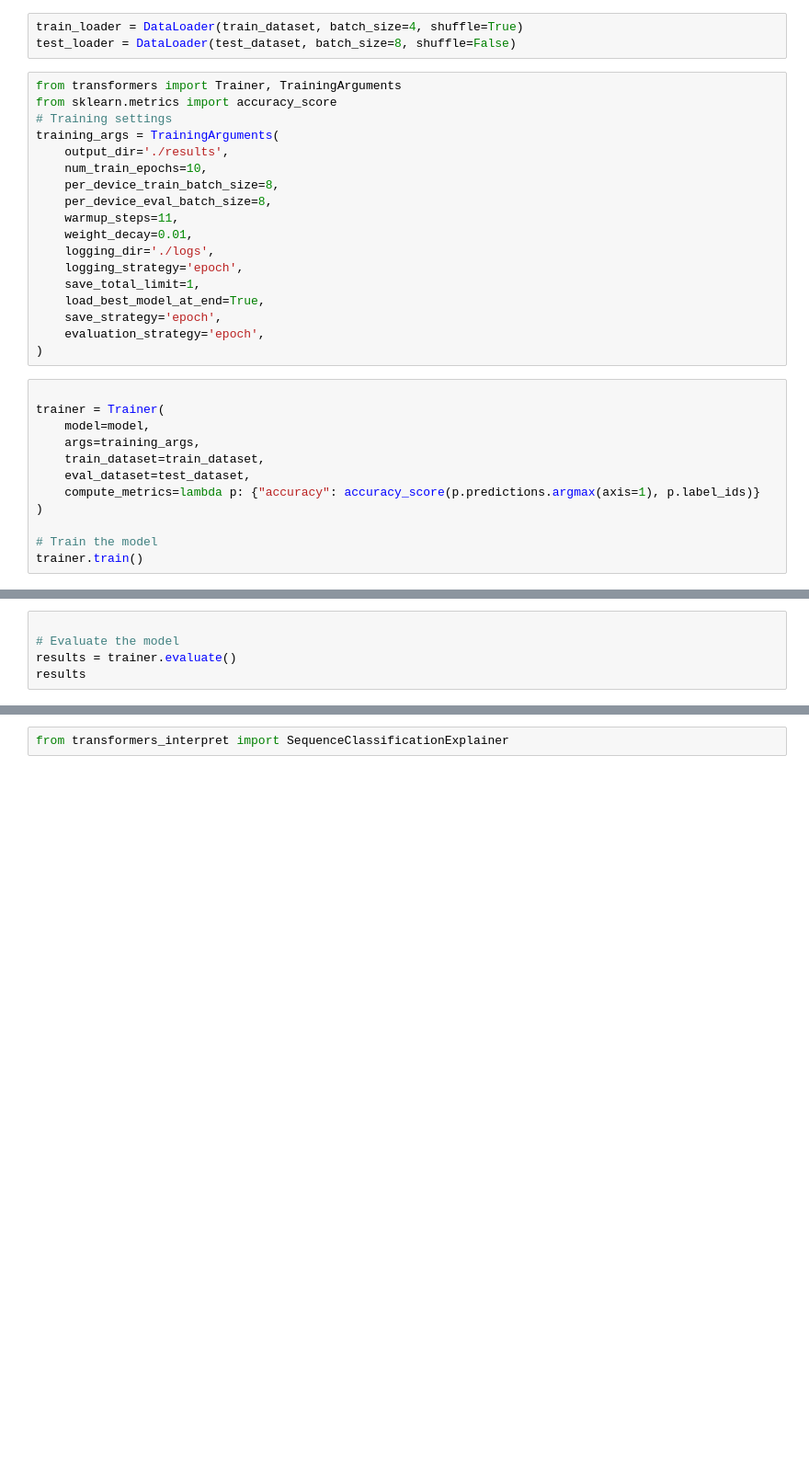
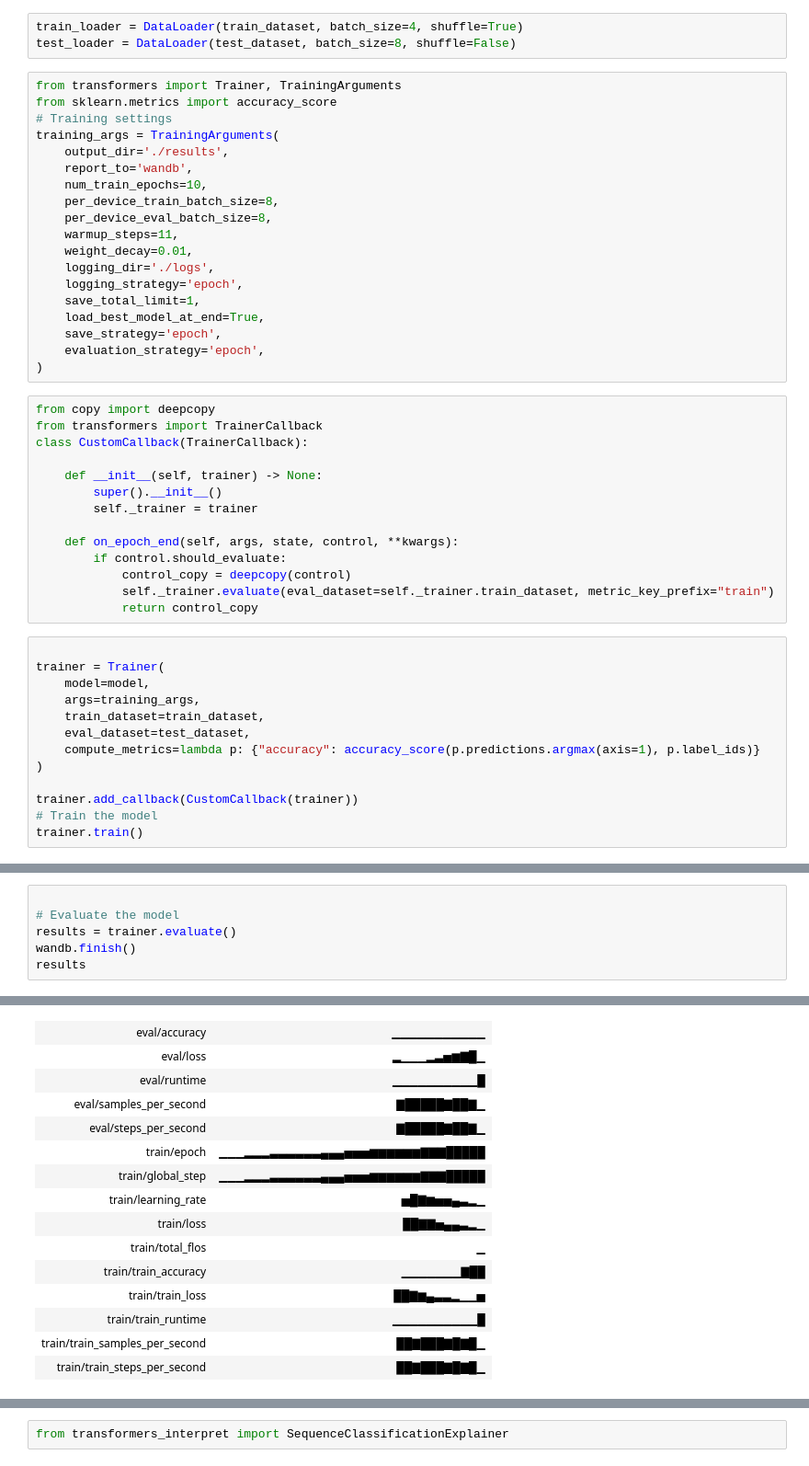
Before and after one commit to debalabbas/email-analysis, a Jupyter notebook: Analysis.ipynb, the cells around one changed output, grey strips where cells are left out. Shown: that part at 92% size. Drawn from its saved outputs; the diff is of its cells as text; blank space fills up the shorter version.

```diff
--- a/Analysis.ipynb
+++ b/Analysis.ipynb
@@ -196,6 +209,7 @@ from sklearn.metrics import accuracy_score
 # Training settings
 training_args = TrainingArguments(
     output_dir='./results',
+    report_to='wandb',
     num_train_epochs=10,
     per_device_train_batch_size=8,
     per_device_eval_batch_size=8,
@@ -208,6 +222,20 @@ training_args = TrainingArguments(
     save_strategy='epoch',
     evaluation_strategy='epoch',
 )
+# %%
+from copy import deepcopy
+from transformers import TrainerCallback
+class CustomCallback(TrainerCallback):
+
+    def __init__(self, trainer) -> None:
+        super().__init__()
+        self._trainer = trainer
+
+    def on_epoch_end(self, args, state, control, **kwargs):
+        if control.should_evaluate:
+            control_copy = deepcopy(control)
+            self._trainer.evaluate(eval_dataset=self._trainer.train_dataset, metric_key_prefix="train")
+            return control_copy
 # %%
 
 trainer = Trainer(
@@ -218,6 +246,7 @@ trainer = Trainer(
     compute_metrics=lambda p: {"accuracy": accuracy_score(p.predictions.argmax(axis=1), p.label_ids)}
 )
 
+trainer.add_callback(CustomCallback(trainer))
 # Train the model
 trainer.train()
 # %% [output]
@@ -242,5 +270,6 @@ View run at https://wandb.ai/debal-testing/email-analysis/runs/1fraetk2
 
 # Evaluate the model
 results = trainer.evaluate()
+wandb.finish()
 results
 # %% [output]
@@ -252,0 +278,15 @@ results
+| eval/accuracy | ▁▁▁▁▁▁▁▁▁▁▁ |
+| eval/loss | ▂▁▁▁▂▃▅▆▇█▁ |
+| eval/runtime | ▁▁▁▁▁▁▁▁▁▁█ |
+| eval/samples_per_second | ▇█████▇██▇▁ |
+| eval/steps_per_second | ▇█████▇██▇▁ |
+| train/epoch | ▁▁▁▂▂▂▃▃▃▃▃▃▄▄▄▅▅▅▆▆▆▆▆▆▇▇▇█████ |
+| train/global_step | ▁▁▁▂▂▂▃▃▃▃▃▃▄▄▄▅▅▅▆▆▆▆▆▆▇▇▇█████ |
+| train/learning_rate | ▅█▇▆▅▅▄▃▂▁ |
+| train/loss | ██▇▇▅▄▄▃▂▁ |
+| train/total_flos | ▁ |
+| train/train_accuracy | ▁▁▁▁▁▁▁▇██ |
+| train/train_loss | ██▇▆▄▃▃▂▁▁▅ |
+| train/train_runtime | ▁▁▁▁▁▁▁▁▁▁█ |
+| train/train_samples_per_second | ██▇███▇█▇█▁ |
+| train/train_steps_per_second | ██▇███▇█▇█▁ |
```
Also changed, not shown: parts of 17 cells of this notebook, 1 other file.
